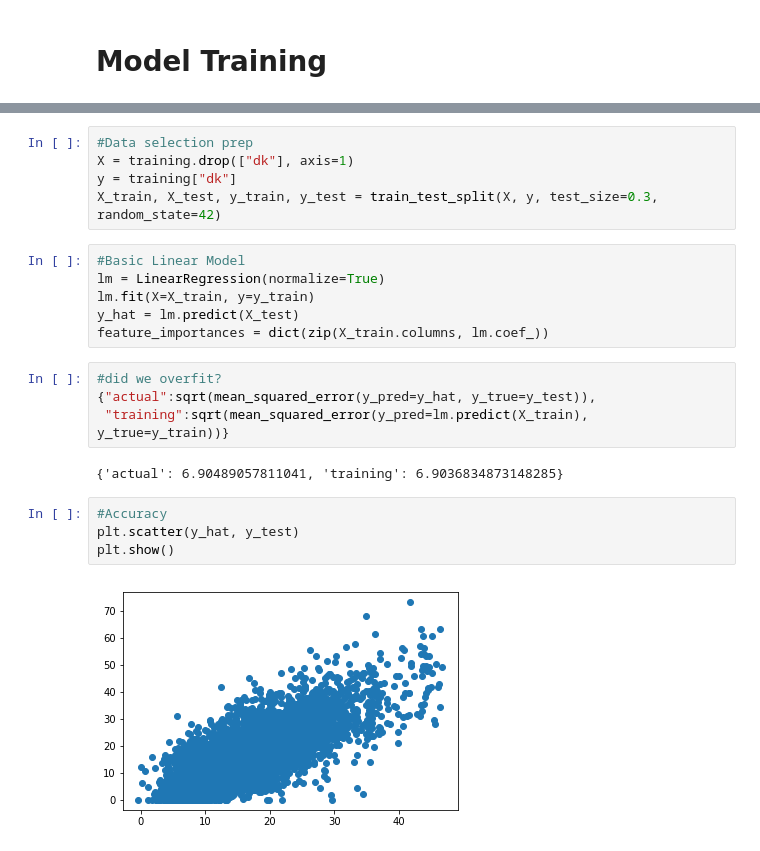
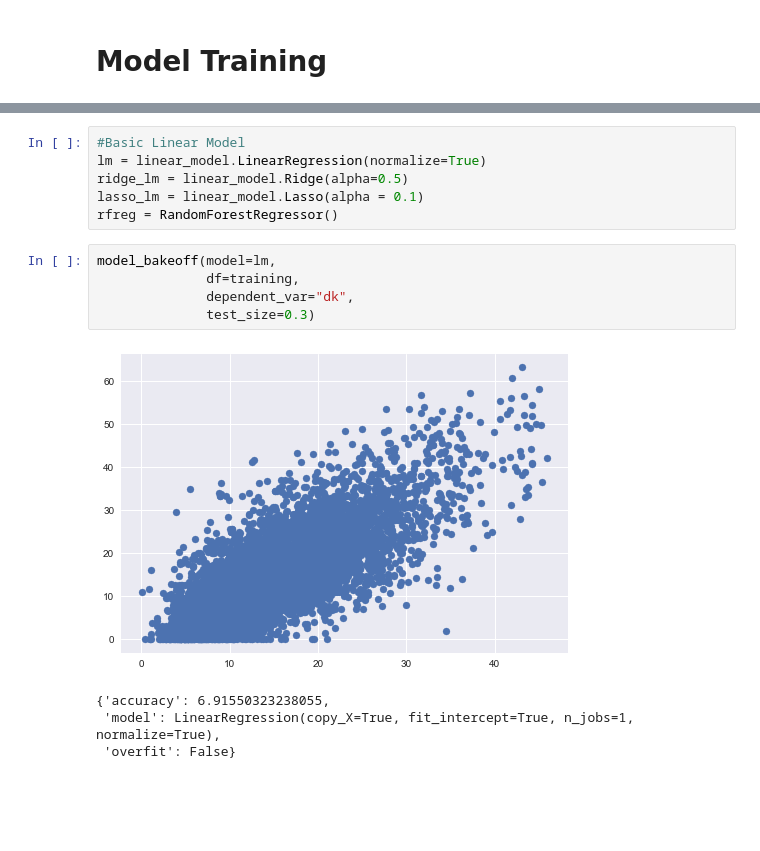
Before and after one commit to meirelon/nba-optimize, a Jupyter notebook: training/model_training.ipynb, the cells around one changed output, grey strips where cells are left out. Cells and saved outputs as stored; diff of their text form; blank space fills up the shorter version.

Commit message:
trained no transform

```diff
--- a/training/model_training.ipynb
+++ b/training/model_training.ipynb
@@ -56,23 +50,16 @@ plt.show()
-# %%
-#Data selection prep
-X = training.drop(["dk"], axis=1)
-y = training["dk"]
-X_train, X_test, y_train, y_test = train_test_split(X, y, test_size=0.3, random_state=42)
-# %%
-#Basic Linear Model
-lm = LinearRegression(normalize=True)
-lm.fit(X=X_train, y=y_train)
-y_hat = lm.predict(X_test)
-feature_importances = dict(zip(X_train.columns, lm.coef_))
-# %%
-#did we overfit?
-{"actual":sqrt(mean_squared_error(y_pred=y_hat, y_true=y_test)),
- "training":sqrt(mean_squared_error(y_pred=lm.predict(X_train), y_true=y_train))}
-# %% [output]
-{'actual': 6.90489057811041, 'training': 6.9036834873148285}
-# %%
-#Accuracy
-plt.scatter(y_hat, y_test)
-plt.show()
-# %% [output]
-[figure, removed]
+# %%
+#Basic Linear Model
+lm = linear_model.LinearRegression(normalize=True)
+ridge_lm = linear_model.Ridge(alpha=0.5)
+lasso_lm = linear_model.Lasso(alpha = 0.1)
+rfreg = RandomForestRegressor()
+# %%
+model_bakeoff(model=lm,
+              df=training,
+              dependent_var="dk",
+              test_size=0.3)
+# %% [output]
+[figure, added]
+{'accuracy': 6.91550323238055,
+ 'model': LinearRegression(copy_X=True, fit_intercept=True, n_jobs=1, normalize=True),
+ 'overfit': False}
```
Also changed, not shown: parts of 8 cells of this notebook, 3 other files.
